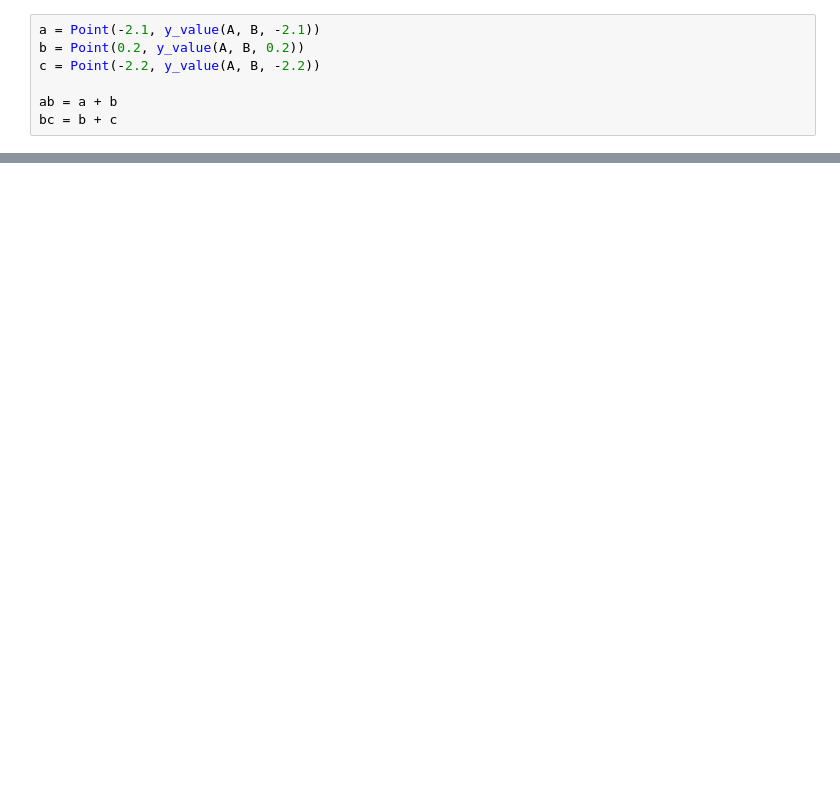
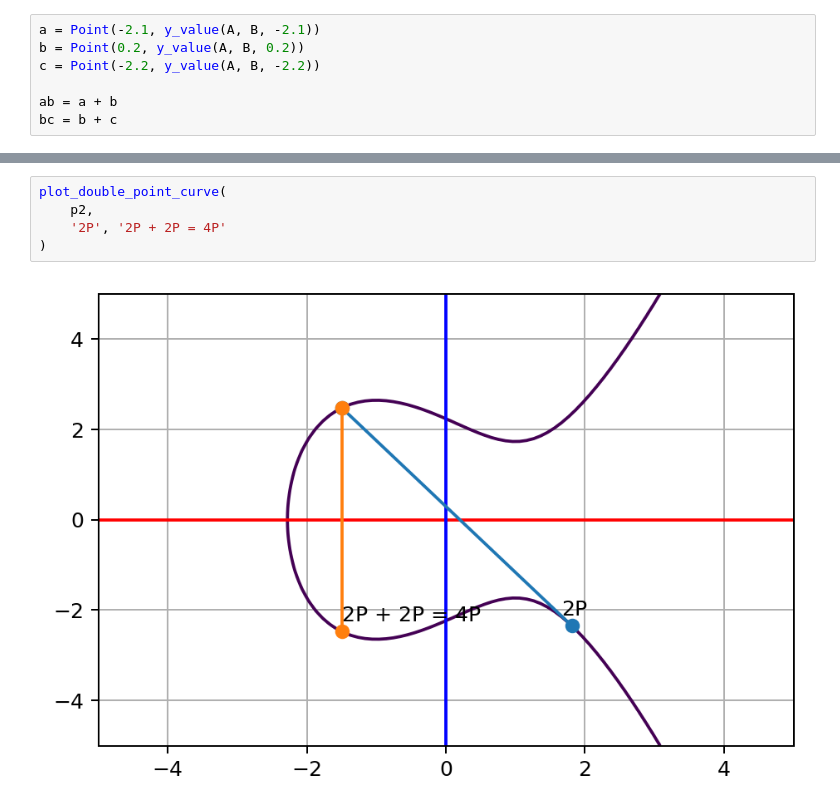
Before and after one commit to fangpenlin/elliptic-curve-explained, a Jupyter notebook: elliptic-curve-explained.ipynb, the cells around one changed output, grey strips where cells are left out. Drawn from its saved outputs; the diff is of its cells as text; blank space fills up the shorter version.

```diff
--- a/elliptic-curve-explained.ipynb
+++ b/elliptic-curve-explained.ipynb
@@ -109,0 +168,7 @@ a_bc = a + bc
+# %%
+plot_double_point_curve(
+    p2,
+    '2P', '2P + 2P = 4P'
+)
+# %% [output]
+[figure, added]
```
Also changed, not shown: parts of 11 cells of this notebook.
